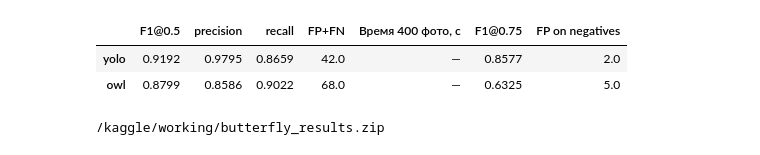
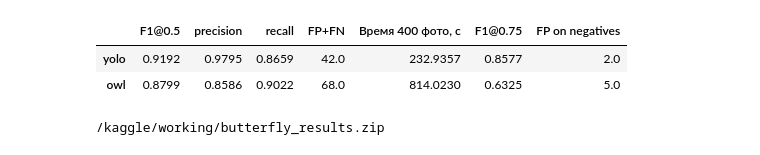
Before and after one commit to Mikhail356/butterfly-detection, a Jupyter notebook: butterfly_owl_yolo.ipynb, the cells around one changed output. Drawn from its saved outputs; the diff is of its cells as text; code cells hidden in the pictures.

```diff
--- a/butterfly_owl_yolo.ipynb
+++ b/butterfly_owl_yolo.ipynb
@@ -133,0 +197,4 @@ def load_data():
+# %%
+# Списки фото для инференса
+photos, data_dir, golden_40, golden_400 = load_data()
+print(f'Исходный эталон: {len(golden_40)} фото. Новый эталон: {len(golden_400)} фото.')
@@ -318,7 +387,7 @@ def run(name, config, photos, owl_path, yolo_path, batch_size):
         torch.cuda.set_device(gpu)
         local_photos = photos[gpu::2]
         result = []
-        for subset in ['labeled', 'unlabeled']:
+        for subset in ['golden_40', 'golden_400']:
             rows = [row for row in local_photos if row['subset'] == subset]
             for start in range(0, len(rows), batch_size):
                 batch = rows[start:start + batch_size]
@@ -343,7 +412,7 @@ def run(name, config, photos, owl_path, yolo_path, batch_size):
     try:
         for gpu in range(2):
             torch.cuda.set_device(gpu)
-            warmup = [row for row in photos[gpu::2] if row['subset'] == 'labeled'][:batch_size]
+            warmup = [row for row in photos[gpu::2] if row['subset'] == 'golden_40'][:batch_size]
             predict(gpu, [open_image(row) for row in warmup])
             torch.cuda.synchronize(gpu)
         with tqdm(total=len(photos), desc=name, unit='фото') as progress:
@@ -354,7 +423,7 @@ def run(name, config, photos, owl_path, yolo_path, batch_size):
         order = {row['photo_id']: i for i, row in enumerate(photos)}
         result.sort(key=lambda row: order[row['photo_id']])
         assert len(result) == len({row['photo_id'] for row in result}) == len(photos)
-        for subset, size in [('labeled', 40), ('unlabeled', 400)]:
+        for subset, size in [('golden_40', 40), ('golden_400', 400)]:
             ids = {row['photo_id'] for row in photos if row['subset'] == subset}
             records = [{key: row[key] for key in ['photo_id', 'boxes', 'error']}
                        for row in result if row['photo_id'] in ids]
@@ -421,7 +490,6 @@ BATCH_SIZE = 1
 assert type(BATCH_SIZE) is int and BATCH_SIZE > 0, 'BATCH_SIZE должен быть целым положительным числом.'
 assert torch.cuda.device_count() == 2, 'Включите T4 ×2.'
 assert all('T4' in torch.cuda.get_device_name(i) for i in range(2))
-photos, data_dir = load_data()
 owl_path, yolo_path, weights = load_weights(data_dir)
 configs = {'owl': OWL, 'yolo': YOLO_SETTINGS}
 save(OUT / 'settings.json', {'models': weights, 'configs': configs, 'batch_size_per_gpu': BATCH_SIZE})
@@ -461,52 +525,15 @@ print('Лучшая модель по F1@0.5:', winner)
 # %%
-def load_golden_400(expected_ids):
-    path = GOLDEN_400_PATH
-    if path is None:
-        name = 'butterflies_400_final.csv'
-        local_path = Path(name)
-        matches = [local_path] if local_path.is_file() else sorted(Path('/kaggle/input').rglob(name))
-        if not matches:
-            print(f'Добавьте {name} в Input, чтобы посчитать метрики на 400 фото.')
-            return None
-        if len(matches) > 1:
-            raise ValueError(f'Укажите GOLDEN_400_PATH явно. Найдены файлы: {matches}')
-        path = matches[0]
-
-    golden = {}
-    with Path(path).open(encoding='utf-8-sig', newline='') as file:
-        for row in csv.DictReader(file):
-            photo_id = row['photo_id']
-            if photo_id in golden:
-                raise ValueError(f'Повтор photo_id в эталоне: {photo_id}')
-            raw_boxes = json.loads(row['boxes'])
-            if not isinstance(raw_boxes, list):
-                raise ValueError(f'Ожидался список рамок у фото {photo_id}')
-            boxes = []
-            for left, top, right, bottom in raw_boxes:
-                if not (0 <= left < right <= 1 and 0 <= top < bottom <= 1):
-                    raise ValueError(f'Некорректная рамка у фото {photo_id}')
-                boxes.append({'left': left, 'top': top, 'width': right - left, 'height': bottom - top})
-            if len(boxes) != int(row['box_count']):
-                raise ValueError(f'Не совпало число рамок у фото {photo_id}')
-            golden[photo_id] = boxes
-    if len(golden) != 400 or golden.keys() != expected_ids:
-        raise ValueError('photo_id эталона должны совпадать с 400 фото основного набора.')
-    return [{'photo_id': photo_id, 'boxes': boxes} for photo_id, boxes in golden.items()]
-
-
-main_ids = {str(row['photo_id']) for row in photos if row['subset'] == 'unlabeled'}
-golden_400 = load_golden_400(main_ids)
-if golden_400 is not None:
-    table_400 = pd.DataFrame({
-        name: metrics(golden_400, [row for row in rows if str(row['photo_id']) in main_ids])
-        for name, rows in predictions.items()
-    }).T.sort_values('F1@0.5', ascending=False)
-    table_400.to_csv(OUT / 'metrics_400.csv', index_label='model')
-    display(table_400.round(4))
+main_ids = {row['photo_id'] for row in photos if row['subset'] == 'golden_400'}
+table_400 = pd.DataFrame({
+    name: metrics(golden_400, [row for row in rows if row['photo_id'] in main_ids])
+    for name, rows in predictions.items()
+}).T.sort_values('F1@0.5', ascending=False)
+table_400.to_csv(OUT / 'metrics_400.csv', index_label='model')
+display(table_400.round(4))
 # %% [output]
 |  | F1@0.5 | precision | recall | FP+FN | Время 400 фото, с | F1@0.75 | FP on negatives |
-| yolo | 0.9192 | 0.9795 | 0.8659 | 42.0 | — | 0.8577 | 2.0 |
-| owl | 0.8799 | 0.8586 | 0.9022 | 68.0 | — | 0.6325 | 5.0 |
+| yolo | 0.9192 | 0.9795 | 0.8659 | 42.0 | 232.9357 | 0.8577 | 2.0 |
+| owl | 0.8799 | 0.8586 | 0.9022 | 68.0 | 814.0230 | 0.6325 | 5.0 |
 # %%
 # Сохранение результатов
 archive_path = OUT.parent / 'butterfly_results.zip'
```
Also changed, not shown: parts of 7 cells of this notebook, 2 other files.
